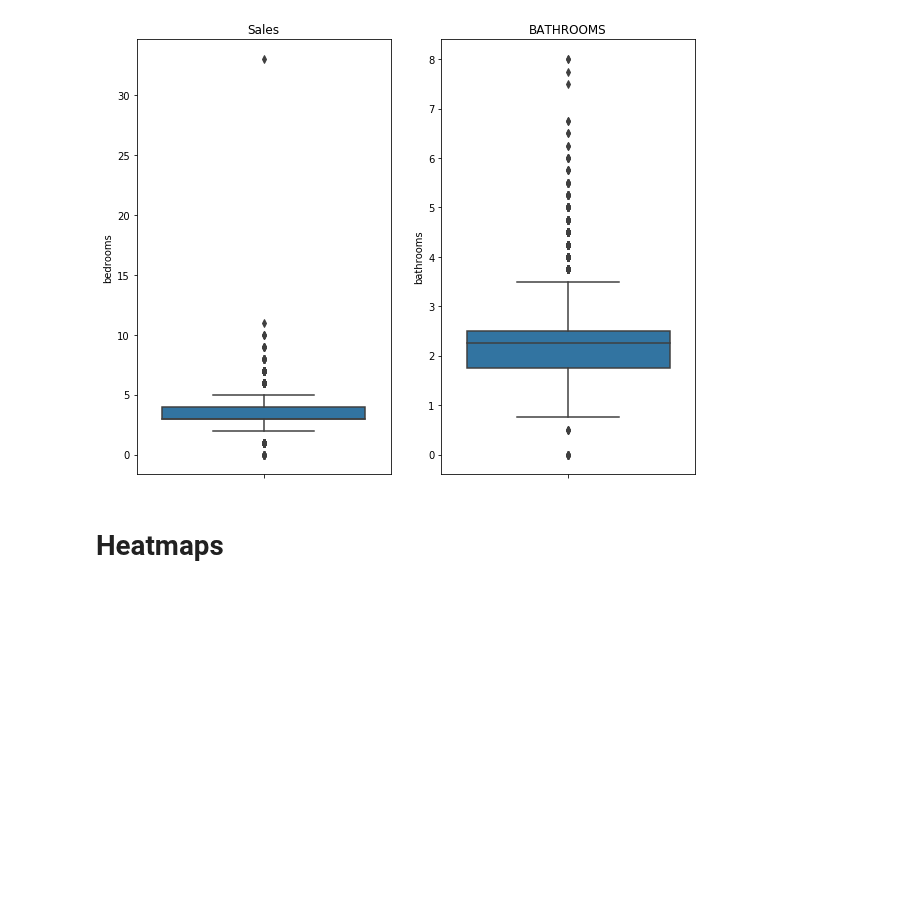
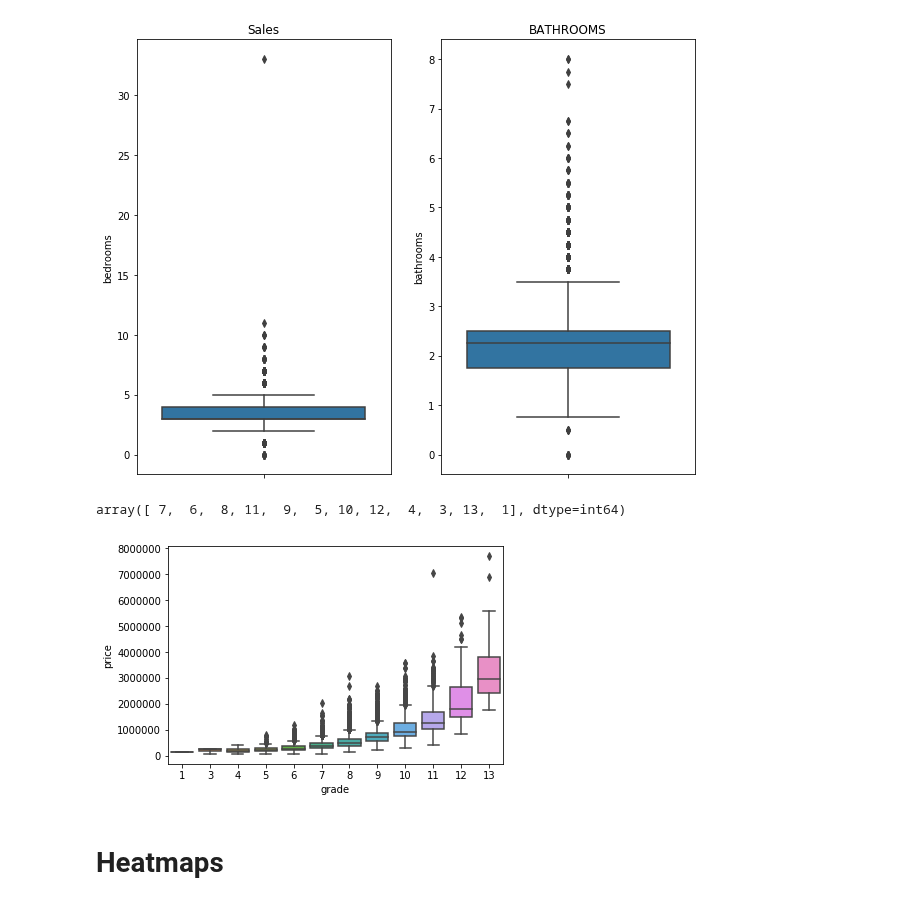
Before and after one commit to rahulvaish/MachineLearning-Python, a Jupyter notebook: Matplotlib Cheetsheet.ipynb, the cells around one changed output. Saved outputs shown, nothing was run; the diff lists cells and outputs as text; code cells hidden in the pictures; blank space fills up the shorter version.

```diff
--- a/Matplotlib Cheetsheet.ipynb
+++ b/Matplotlib Cheetsheet.ipynb
@@ -78,6 +78,15 @@ plt.title("BATHROOMS")
 plt.show()
 # %% [output]
 [figure]
+# %%
+houseCompletData['grade'].unique()
+# %% [output]
+array([ 7,  6,  8, 11,  9,  5, 10, 12,  4,  3, 13,  1], dtype=int64)
+# %%
+sns.boxplot(x='grade', y='price', data=houseCompletData)
+plt.show()
+# %% [output]
+[figure, added]
 # %% [markdown]
 # Heatmaps
 # %%
```
Also changed, not shown: parts of 1 cell of this notebook.
